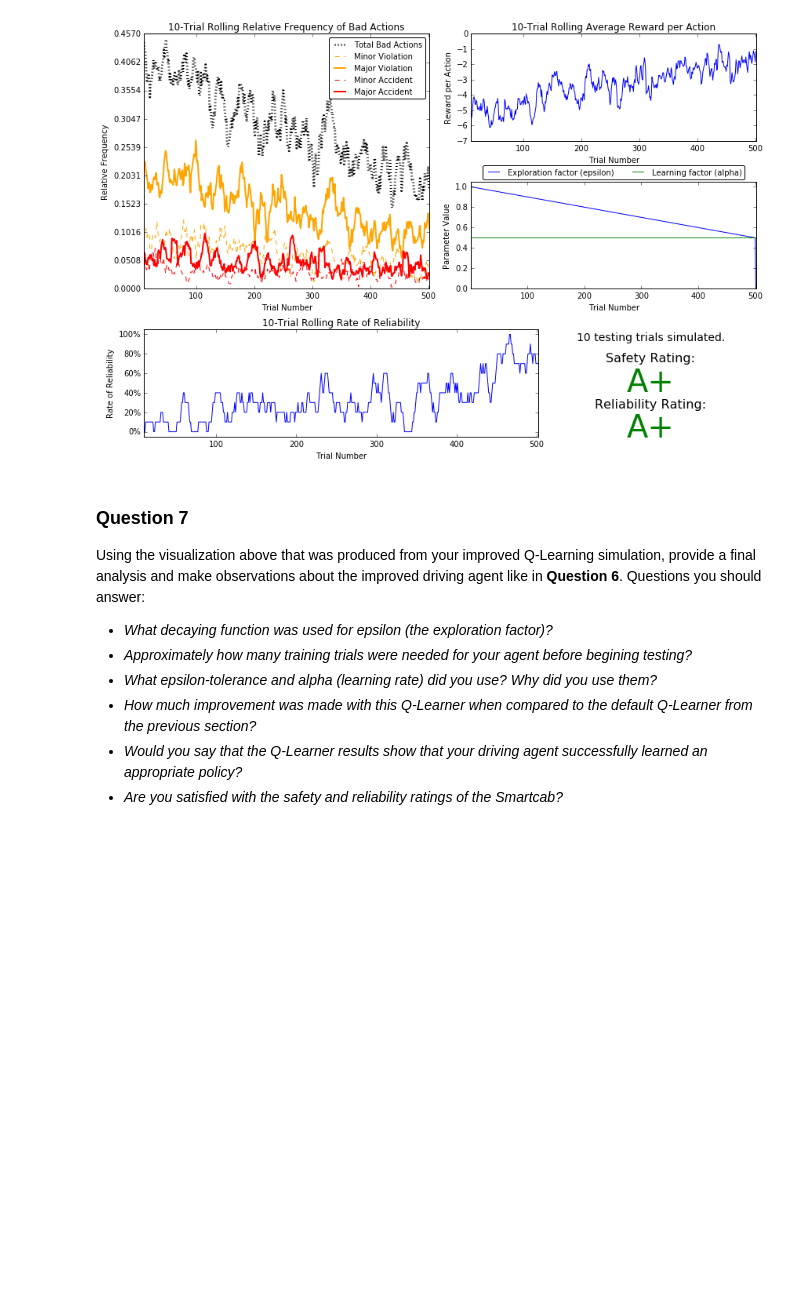
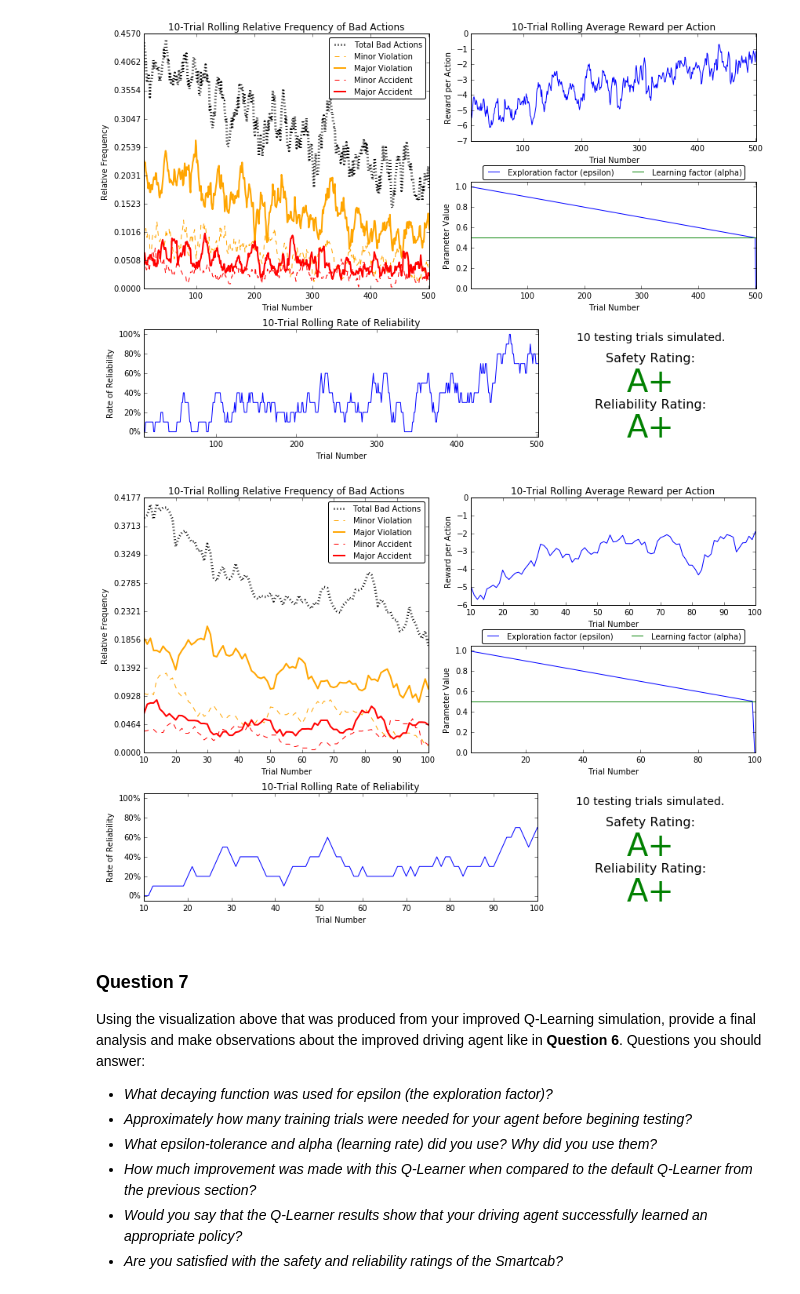
Before and after one commit to iterativo/machine-learning-nanodegree, a Jupyter notebook: projects/smartcab/smartcab.ipynb, the cells around one changed output. Cells and saved outputs as stored; diff of their text form; code cells hidden in the pictures; blank space fills up the shorter version.

Commit message:
Tweak the approach to be less eager

```diff
--- a/projects/smartcab/smartcab.ipynb
+++ b/projects/smartcab/smartcab.ipynb
@@ -310,6 +310,19 @@ vs.plot_trials('sim_improved-learning.csv')
 vs.plot_trials('sim_improved-learning.csv')
 # %% [output]
 [figure]
+# %%
+# Load the 'sim_improved-learning' file from the improved Q-Learning simulation"
+
+# for the first 500 trials, adopt an eager-learning approach
+# then switch to a more natural/random one
+# if (self.trial <= 500):
+#    self.epsilon = self.epsilon - 0.001
+# else:
+#    self.epsilon = math.cos(random.random()*self.trial)
+# tolerance = 0.0001
+vs.plot_trials('sim_improved-learning.csv')
+# %% [output]
+[figure, added]
 # %% [markdown]
 ### Question 7
 Using the visualization above that was produced from your improved Q-Learning simulation, provide a final analysis and make observations about the improved driving agent like in **Question 6**. Questions you should answer:
```
Also changed, not shown: 1 other file.
